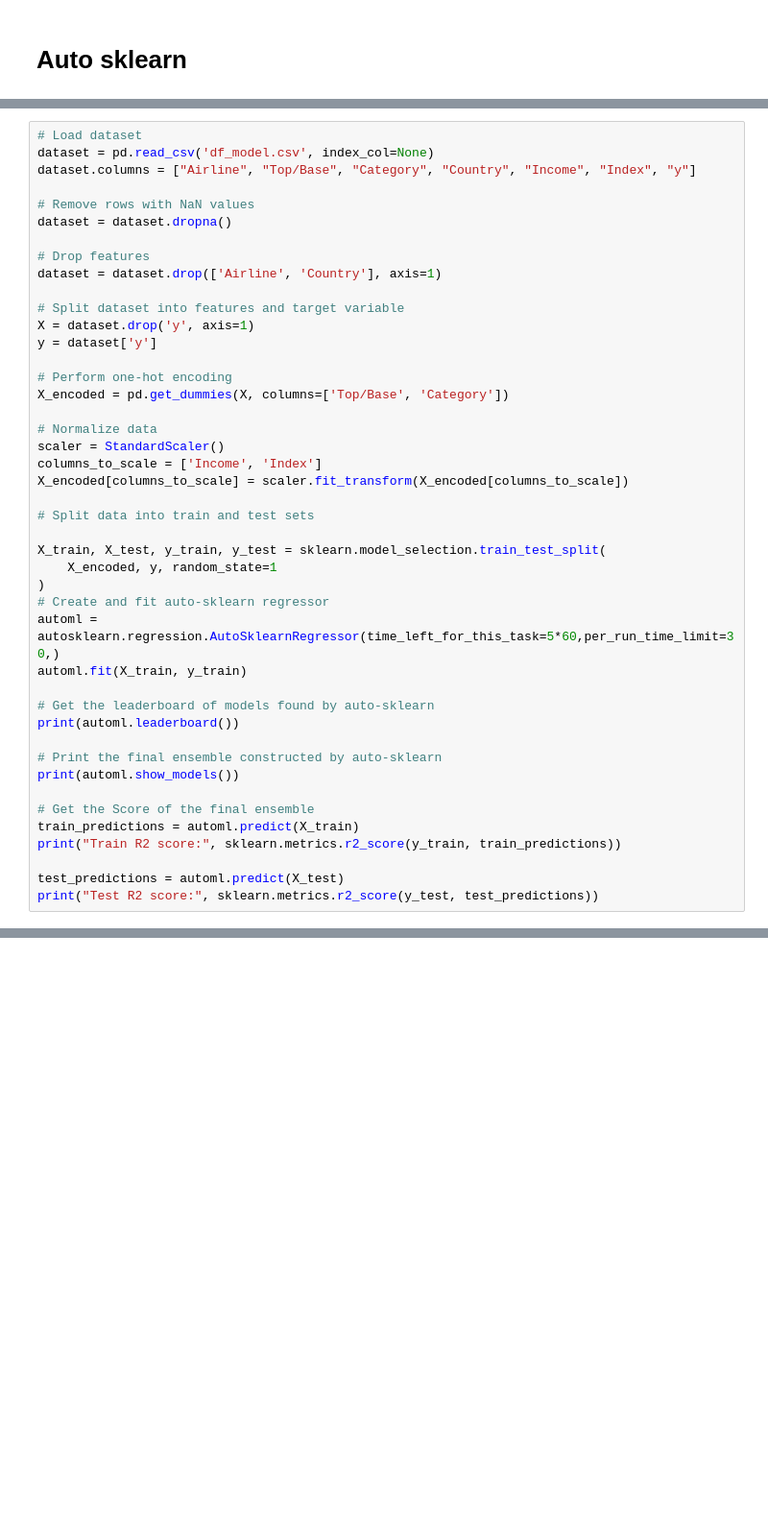
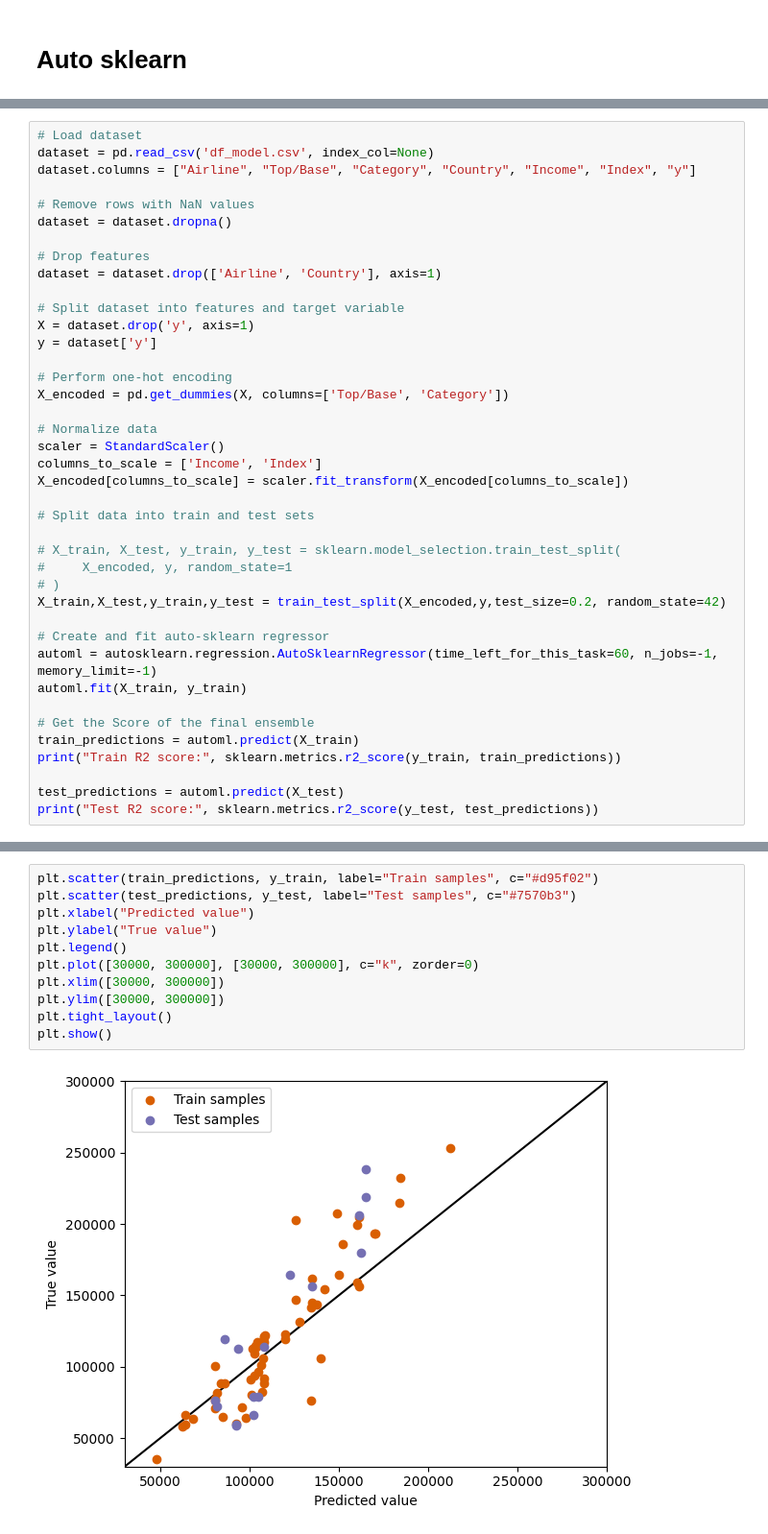
Before and after one commit to old2212/squawkit_predictor, a Jupyter notebook: model_code.ipynb, the cells around one changed output, grey strips where cells are left out. Shown at 96% size. Cells and saved outputs as stored; diff of their text form; blank space fills up the shorter version.

Commit message:
model trained

```diff
--- a/model_code.ipynb
+++ b/model_code.ipynb
@@ -75,18 +35,14 @@ X_encoded[columns_to_scale] = scaler.fit_transform(X_encoded[columns_to_scale])
 
 # Split data into train and test sets
 
-X_train, X_test, y_train, y_test = sklearn.model_selection.train_test_split(
-    X_encoded, y, random_state=1
-)
+# X_train, X_test, y_train, y_test = sklearn.model_selection.train_test_split(
+#     X_encoded, y, random_state=1
+# )
+X_train,X_test,y_train,y_test = train_test_split(X_encoded,y,test_size=0.2, random_state=42)
+
 # Create and fit auto-sklearn regressor
-automl = autosklearn.regression.AutoSklearnRegressor(time_left_for_this_task=5*60,per_run_time_limit=30,)
+automl = autosklearn.regression.AutoSklearnRegressor(time_left_for_this_task=60, n_jobs=-1, memory_limit=-1)
 automl.fit(X_train, y_train)
-
-# Get the leaderboard of models found by auto-sklearn
-print(automl.leaderboard())
-
-# Print the final ensemble constructed by auto-sklearn
-print(automl.show_models())
 
 # Get the Score of the final ensemble
 train_predictions = automl.predict(X_train)
@@ -179,0 +105,13 @@ dataset
+# %%
+plt.scatter(train_predictions, y_train, label="Train samples", c="#d95f02")
+plt.scatter(test_predictions, y_test, label="Test samples", c="#7570b3")
+plt.xlabel("Predicted value")
+plt.ylabel("True value")
+plt.legend()
+plt.plot([30000, 300000], [30000, 300000], c="k", zorder=0)
+plt.xlim([30000, 300000])
+plt.ylim([30000, 300000])
+plt.tight_layout()
+plt.show()
+# %% [output]
+[figure, added]
```
Also changed, not shown: parts of 27 cells of this notebook, 1 other file.
